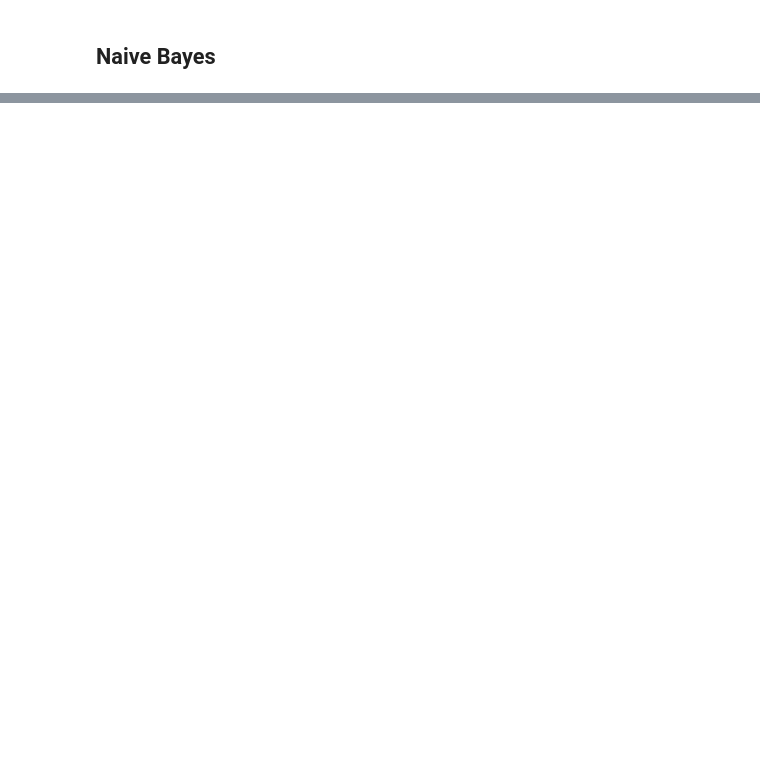
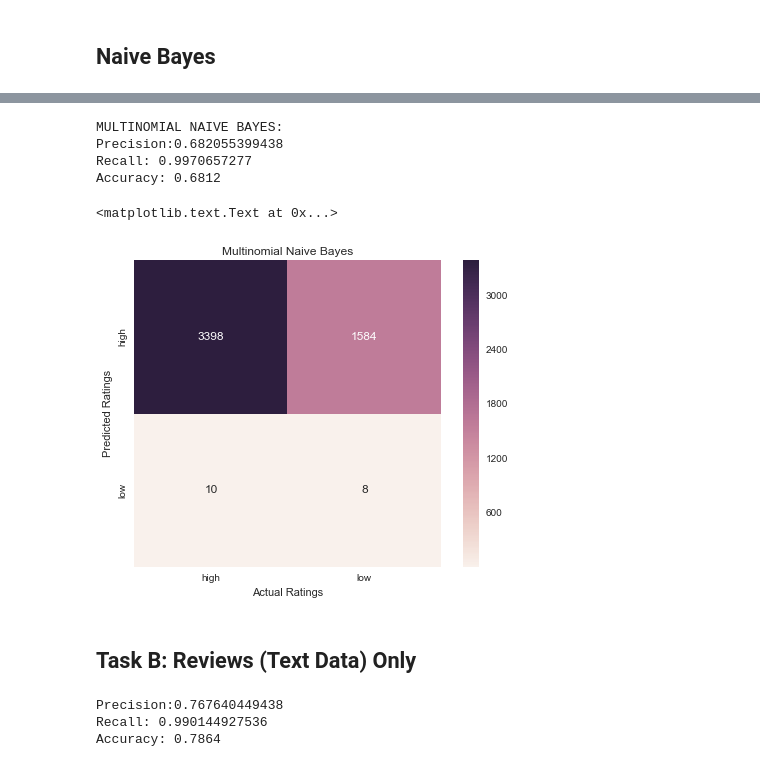
Before and after one commit to brbeckelman/MSBA-Class, a Jupyter notebook: Assignment2/Assignment2.ipynb, the cells around one changed output, grey strips where cells are left out. Drawn from its saved outputs; the diff is of its cells as text; code cells hidden in the pictures; blank space fills up the shorter version.

```diff
--- a/Assignment2/Assignment2.ipynb
+++ b/Assignment2/Assignment2.ipynb
@@ -120,0 +169,23 @@ Multinomial Naive Bayes Accuracy: 0.6812
+# %%
+print 'MULTINOMIAL NAIVE BAYES:'
+print 'Precision:' + str(metrics.precision_score(y_test, mnb_predict, average = 'binary', pos_label='high'))
+print 'Recall: ' + str(metrics.recall_score(y_test, mnb_predict, average = 'binary', pos_label='high'))
+print 'Accuracy: ' + str(metrics.accuracy_score(y_test, mnb_predict))
+# %% [output]
+MULTINOMIAL NAIVE BAYES:
+Precision:0.682055399438
+Recall: 0.9970657277
+Accuracy: 0.6812
+# %%
+#Fancy boy confusion matrix
+mat = metrics.confusion_matrix(y_test, mnb_predict)
+sns.heatmap(mat.T, square=True, annot=True, fmt='d', cbar=True,
+            xticklabels=unique(y_test), yticklabels=unique(mnb_predict))
+plt.xlabel('Actual Ratings')
+plt.ylabel('Predicted Ratings')
+plt.title('Multinomial Naive Bayes')
+# %% [output]
+<matplotlib.text.Text at 0x...>
+[figure, added]
+# %% [markdown]
+## Task B: Reviews (Text Data) Only
@@ -120,0 +217,8 @@ Multinomial Naive Bayes Accuracy: 0.6812
+# %%
+print 'Precision:' + str(metrics.precision_score(y_testB, mnb_predictB, average = 'binary', pos_label='high'))
+print 'Recall: ' + str(metrics.recall_score(y_testB, mnb_predictB, average = 'binary', pos_label='high'))
+print 'Accuracy: ' + str(metrics.accuracy_score(y_testB, mnb_predictB))
+# %% [output]
+Precision:0.767640449438
+Recall: 0.990144927536
+Accuracy: 0.7864
```
Also changed, not shown: parts of 21 cells of this notebook.
